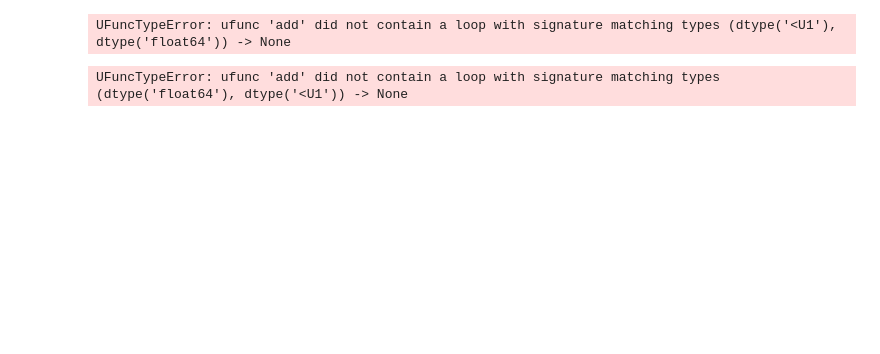
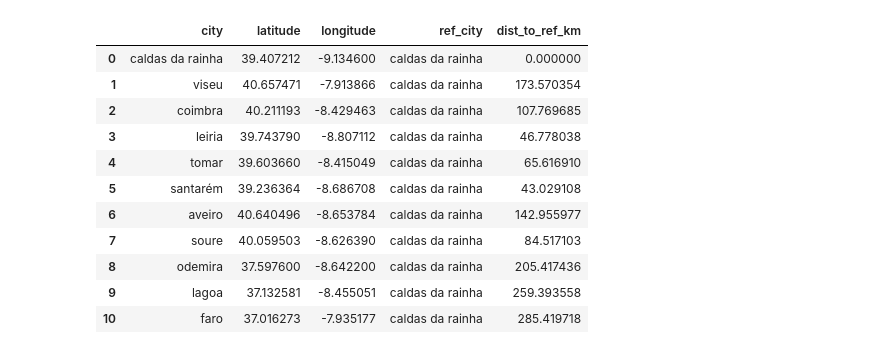
Before and after one commit to PaivaX/Big_data_IPT, a Jupyter notebook: geo.ipynb, the cells around one changed output. Cells and saved outputs as stored; diff of their text form; code cells hidden in the pictures; blank space fills up the shorter version.

Commit message:
upto export json

```diff
--- a/geo.ipynb
+++ b/geo.ipynb
@@ -25,36 +64,43 @@ print(df['name'])
 # %%
-df1 = pd.DataFrame({
-    'City': df['name'],
-    'Latitude': df['point'].str[0],
-    'Longitude': df['point'].str[1]
-})
-# create a map object
-m = folium.Map(location=[39.3, -8], zoom_start=7)
+map = folium.Map(location=[39.3, -8], zoom_start=7) # create a map object
 
-# add a marker for each city to the map
-for i, row in df1.iterrows():
-    folium.Marker(location=[row['Latitude'], row['Longitude']], popup=row['City']).add_to(m)
+ref_city = cities_df.iloc[0] # first city as ref
 
 folium.Marker(
-    location=[37.5215, -8.6261],
-    popup="Referência: city",
-    icon=folium.Icon(color="green")
-).add_to(m)
+    location=(ref_city['latitude'], ref_city['longitude']),
+    popup='Reference City: '+ref_city['city'],
+    icon=folium.Icon(color='green')
+).add_to(map) # add reference city marker and make it stand out
 
-# display the map
-m
+# iterate over the dataframe, [1:] skips first row bcz it's the ref city
+for i, row in cities_df[1:].iterrows():
+    folium.Marker(location=[row['latitude'], row['longitude']], popup=row['city']).add_to(map) # add a marker for each city to the map
+
+map # display the map
 # %% [output]
 [interactive output not drawn]
-# %%
-dest = '(' + df['point'].str[0] + ',' + df['point'].str[1] +')'
-#print(listToString(dest))
-print(dest)
-# %% [output]
-UFuncTypeError: ufunc 'add' did not contain a loop with signature matching types (dtype('<U1'), dtype('float64')) -> None
 # %%
-for d, row in df.iterrows():
-    ref = (39.49008, -8.436)
-    dest = (df['point'].str[0] + ',' + df['point'].str[1])
-    print(distance.distance(ref, dest).km)
+for i, row in cities_df.iterrows():
+    ref_coor = (ref_city['latitude'], ref_city['longitude']) # ref city coordinates
+    cur_coor = (row['latitude'], row['longitude']) # current city coordinates
+    dist = distance.distance(ref_coor, cur_coor).km # calculates distance between ref city & current city in km
+    cities_df.at[i, 'ref_city'] = ref_city['city'] # it's a good idea to keep track of ref city individually by adding a col, in case we use multiple ref cities in the future
+    cities_df.at[i, 'dist_to_ref_km'] = dist # add a col with the distance
+
+
+cities_df.to_json('cities_df.json') # export to json
+
+cities_df # display dataframe
 # %% [output]
-UFuncTypeError: ufunc 'add' did not contain a loop with signature matching types (dtype('float64'), dtype('<U1')) -> None
+|  | city | latitude | longitude | ref_city | dist_to_ref_km |
+| 0 | caldas da rainha | 39.407212 | -9.134600 | caldas da rainha | 0.000000 |
+| 1 | viseu | 40.657471 | -7.913866 | caldas da rainha | 173.570354 |
+| 2 | coimbra | 40.211193 | -8.429463 | caldas da rainha | 107.769685 |
+| 3 | leiria | 39.743790 | -8.807112 | caldas da rainha | 46.778038 |
+| 4 | tomar | 39.603660 | -8.415049 | caldas da rainha | 65.616910 |
+| 5 | santarém | 39.236364 | -8.686708 | caldas da rainha | 43.029108 |
+| 6 | aveiro | 40.640496 | -8.653784 | caldas da rainha | 142.955977 |
+| 7 | soure | 40.059503 | -8.626390 | caldas da rainha | 84.517103 |
+| 8 | odemira | 37.597600 | -8.642200 | caldas da rainha | 205.417436 |
+| 9 | lagoa | 37.132581 | -8.455051 | caldas da rainha | 259.393558 |
+| 10 | faro | 37.016273 | -7.935177 | caldas da rainha | 285.419718 |
```
Also changed, not shown: parts of 6 cells of this notebook, 1 other file.
